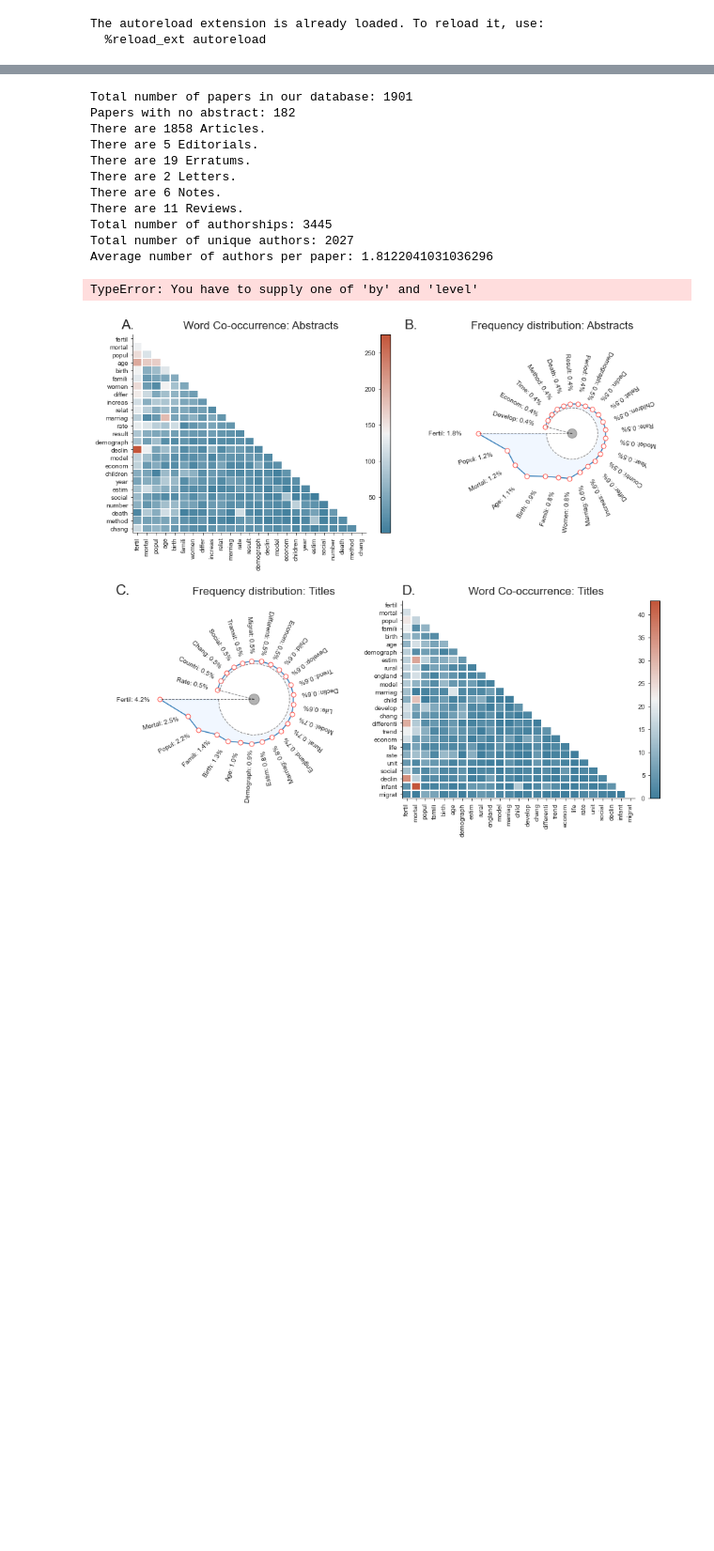
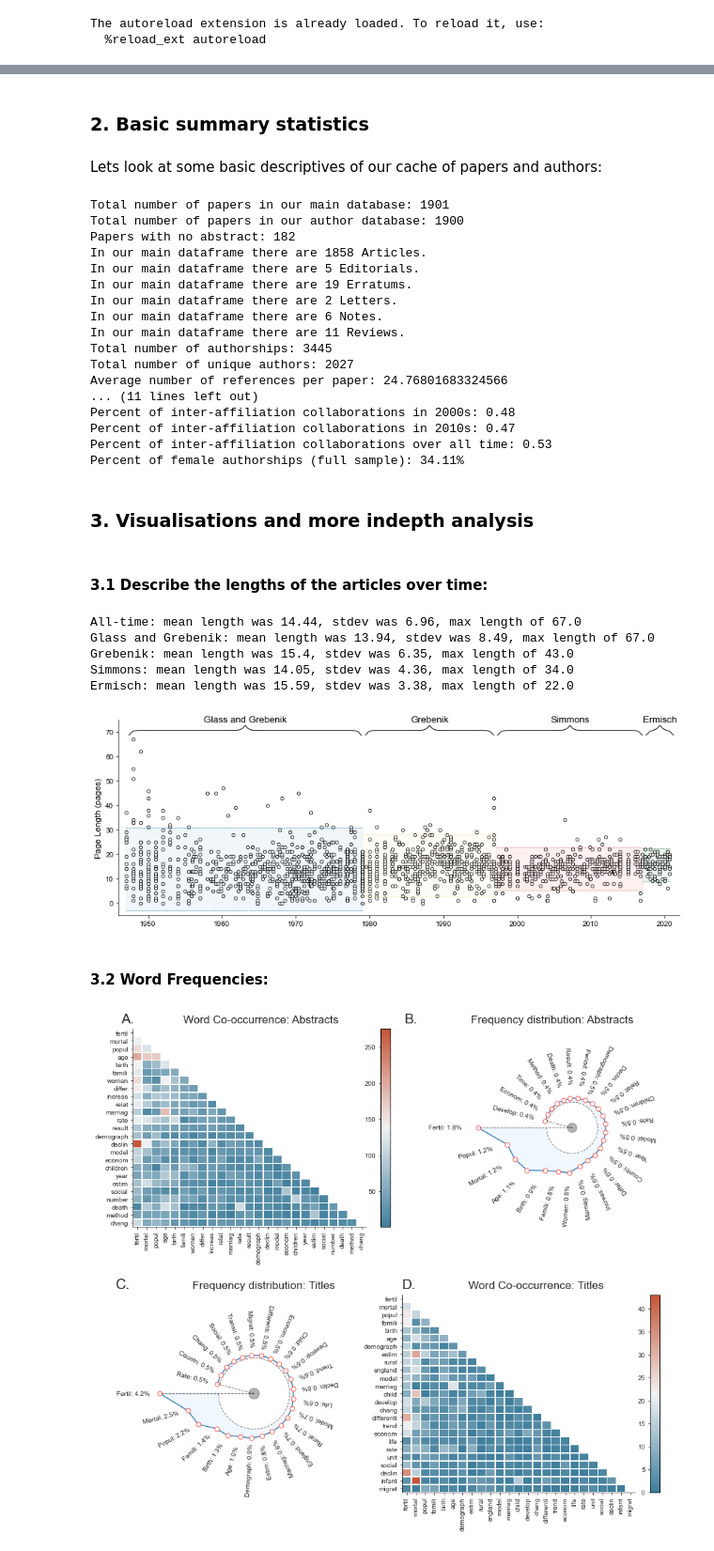
Before and after one commit to crahal/PopStudies_Review, a Jupyter notebook: src/popstudies_notebook.ipynb, the cells around one changed output, grey strips where cells are left out. Shown at 94% size. Cells and saved outputs as stored; diff of their text form; code cells hidden in the pictures; blank space fills up the shorter version.

```diff
--- a/src/popstudies_notebook.ipynb
+++ b/src/popstudies_notebook.ipynb
@@ -22,18 +39,42 @@ main_df, ref_df, auth_df = build_datasets(d_path)
+# %% [markdown]
+### 2. Basic summary statistics
+# %% [markdown]
+Lets look at some basic descriptives of our cache of papers and authors:
 # %%
-summarize_scrape_and_curate(main_df, auth_df, ref_df, d_path)
+summarize_scrape_and_curate(main_df, auth_df, ref_df, G, Gcc, d_path)
 # %% [output]
-Total number of papers in our database: 1901
+Total number of papers in our main database: 1901
+Total number of papers in our author database: 1900
 Papers with no abstract: 182
-There are 1858 Articles.
-There are 5 Editorials.
-There are 19 Erratums.
-There are 2 Letters.
-There are 6 Notes.
-There are 11 Reviews.
+In our main dataframe there are 1858 Articles.
+In our main dataframe there are 5 Editorials.
+In our main dataframe there are 19 Erratums.
+In our main dataframe there are 2 Letters.
+In our main dataframe there are 6 Notes.
+In our main dataframe there are 11 Reviews.
 Total number of authorships: 3445
 Total number of unique authors: 2027
-Average number of authors per paper: 1.8122041031036296
+Average number of references per paper: 24.76801683324566
+... (11 lines left out)
+Percent of inter-affiliation collaborations in 2000s: 0.48
+Percent of inter-affiliation collaborations in 2010s: 0.47
+Percent of inter-affiliation collaborations over all time: 0.53
+Percent of female authorships (full sample): 34.11%
-TypeError: You have to supply one of 'by' and 'level'
+# %% [markdown]
+### 3. Visualisations and more indepth analysis
+# %% [markdown]
+#### 3.1 Describe the lengths of the articles over time:
+# %%
+describe_lengths(main_df)
+# %% [output]
+All-time: mean length was 14.44, stdev was 6.96, max length of 67.0
+Glass and Grebenik: mean length was 13.94, stdev was 8.49, max length of 67.0
+Grebenik: mean length was 15.4, stdev was 6.35, max length of 43.0
+Simmons: mean length was 14.05, stdev was 4.36, max length of 34.0
+Ermisch: mean length was 15.59, stdev was 3.38, max length of 22.0
+[figure, added]
+# %% [markdown]
+#### 3.2 Word Frequencies:
 # %%
 make_word_vis(main_df, figure_path, d_path)
 # %% [output]
```
Also changed, not shown: parts of 33 cells of this notebook, 21 other files.
